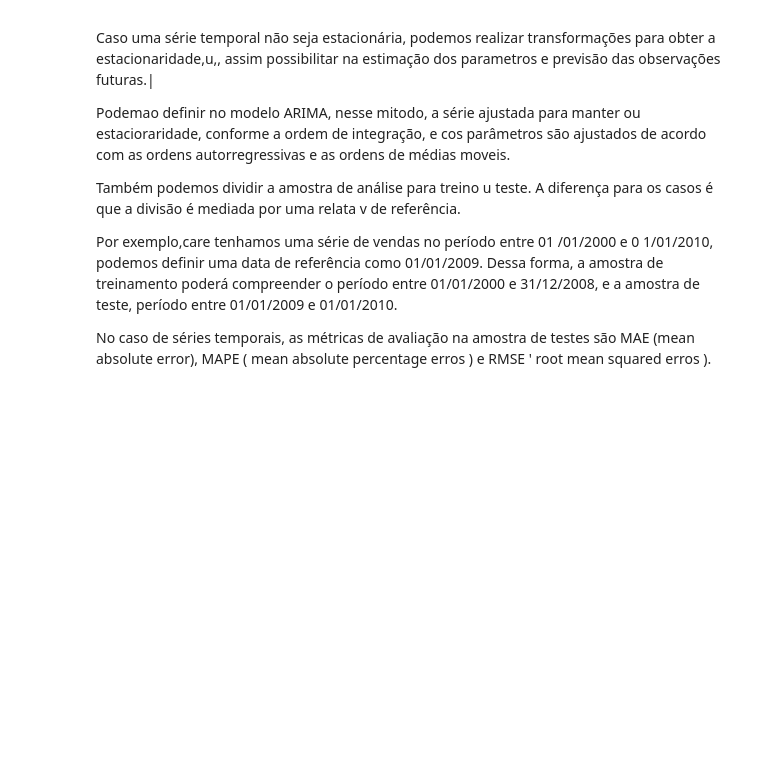
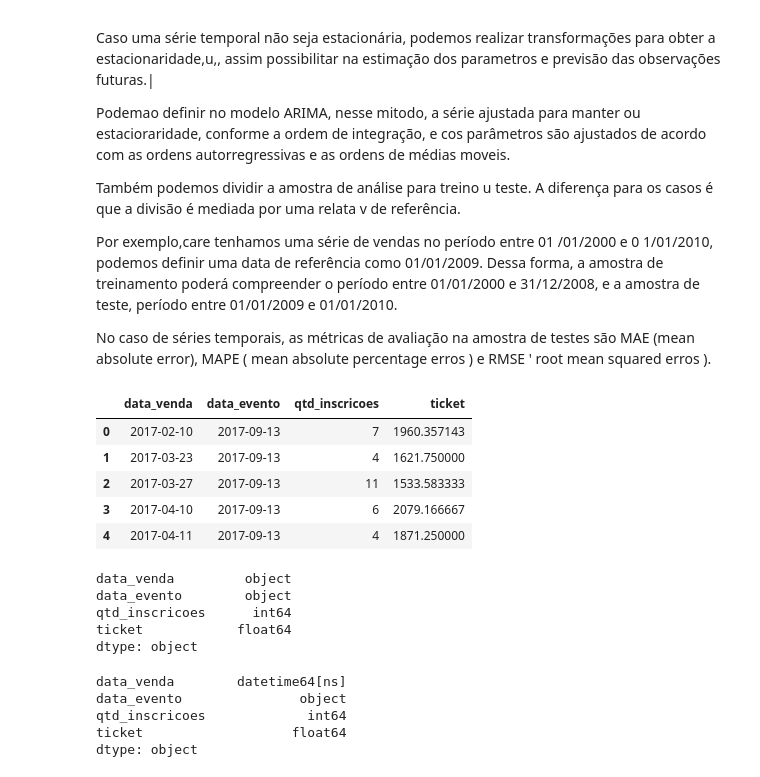
Before and after one commit to CarolineAndradeR/Data-Science, a Jupyter notebook: Séries_Temporais.ipynb, the cells around one changed output. Cells and saved outputs as stored; diff of their text form; code cells hidden in the pictures; blank space fills up the shorter version.

```diff
--- a/Séries_Temporais.ipynb
+++ b/Séries_Temporais.ipynb
@@ -52,0 +68,30 @@ No caso de séries temporais, as métricas de avaliação na  amostra de testes
+# %%
+# dados gastos
+dados_eventos.head()
+# %% [output]
+|  | data_venda | data_evento | qtd_inscricoes | ticket |
+| 0 | 2017-02-10 | 2017-09-13 | 7 | 1960.357143 |
+| 1 | 2017-03-23 | 2017-09-13 | 4 | 1621.750000 |
+| 2 | 2017-03-27 | 2017-09-13 | 11 | 1533.583333 |
+| 3 | 2017-04-10 | 2017-09-13 | 6 | 2079.166667 |
+| 4 | 2017-04-11 | 2017-09-13 | 4 | 1871.250000 |
+# %%
+# Identificando os tipos de dados
+dados_eventos.dtypes
+# %% [output]
+data_venda         object
+data_evento        object
+qtd_inscricoes      int64
+ticket            float64
+dtype: object
+# %%
+# Alterando o tipo da coluna data
+dados_eventos['data_venda'] = pd.to_datetime(dados_eventos['data_venda'])
+# tipos
+dados_eventos.dtypes
+# %% [output]
+data_venda        datetime64[ns]
+data_evento               object
+qtd_inscricoes             int64
+ticket                   float64
+dtype: object
```
Also changed, not shown: parts of 11 cells of this notebook.
